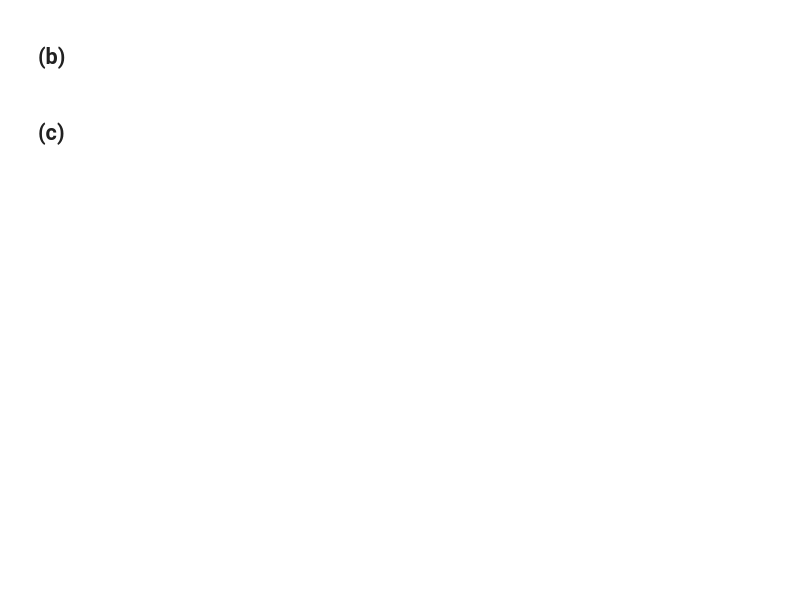
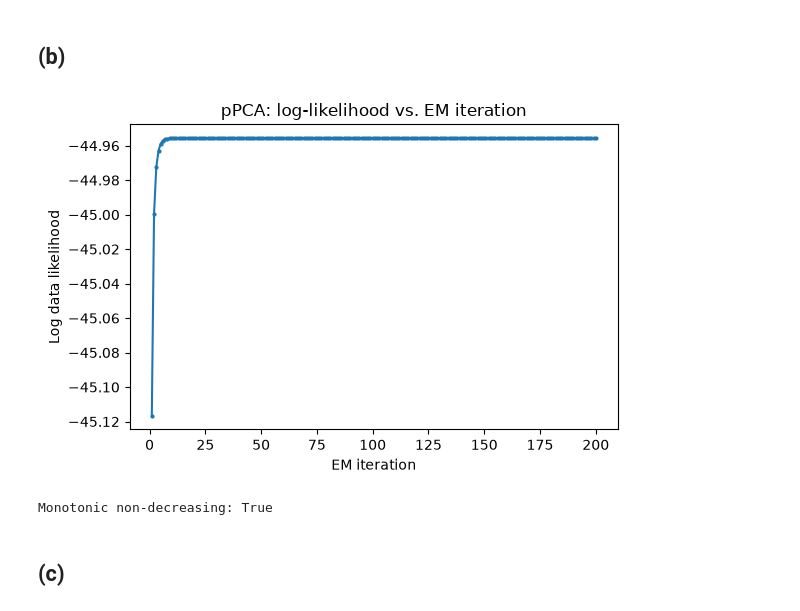
Before and after one commit to ALiao18/mini-latents, a Jupyter notebook: hw8.ipynb, the cells around one changed output. Saved outputs shown, nothing was run; the diff lists cells and outputs as text; code cells hidden in the pictures; blank space fills up the shorter version.

```diff
--- a/hw8.ipynb
+++ b/hw8.ipynb
@@ -187,4 +165,24 @@ plt.show()
 # %% [markdown]
 ## (b)
+# %%
+from src.mini_latents.ppca_fa import pPCA
+
+ppca = pPCA(n_components=1)
+ppca.fit(Xsim, max_iter=200, tol=-1)  # tol=-1 disables early stop so you see the full plateau
+
+ll_history = np.array(ppca.ll_history_)
+
+plt.figure(figsize=(6, 4))
+plt.plot(np.arange(1, len(ll_history) + 1), ll_history, marker='o', markersize=2)
+plt.xlabel('EM iteration')
+plt.ylabel('Log data likelihood')
+plt.title('pPCA: log-likelihood vs. EM iteration')
+plt.tight_layout()
+plt.show()
+
+print('Monotonic non-decreasing:', np.all(np.diff(ll_history) >= -1e-9))
+# %% [output]
+[figure, added]
+Monotonic non-decreasing: True
 # %% [markdown]
 ## (c)
```
Also changed, not shown: parts of 12 cells of this notebook, 2 other files.
